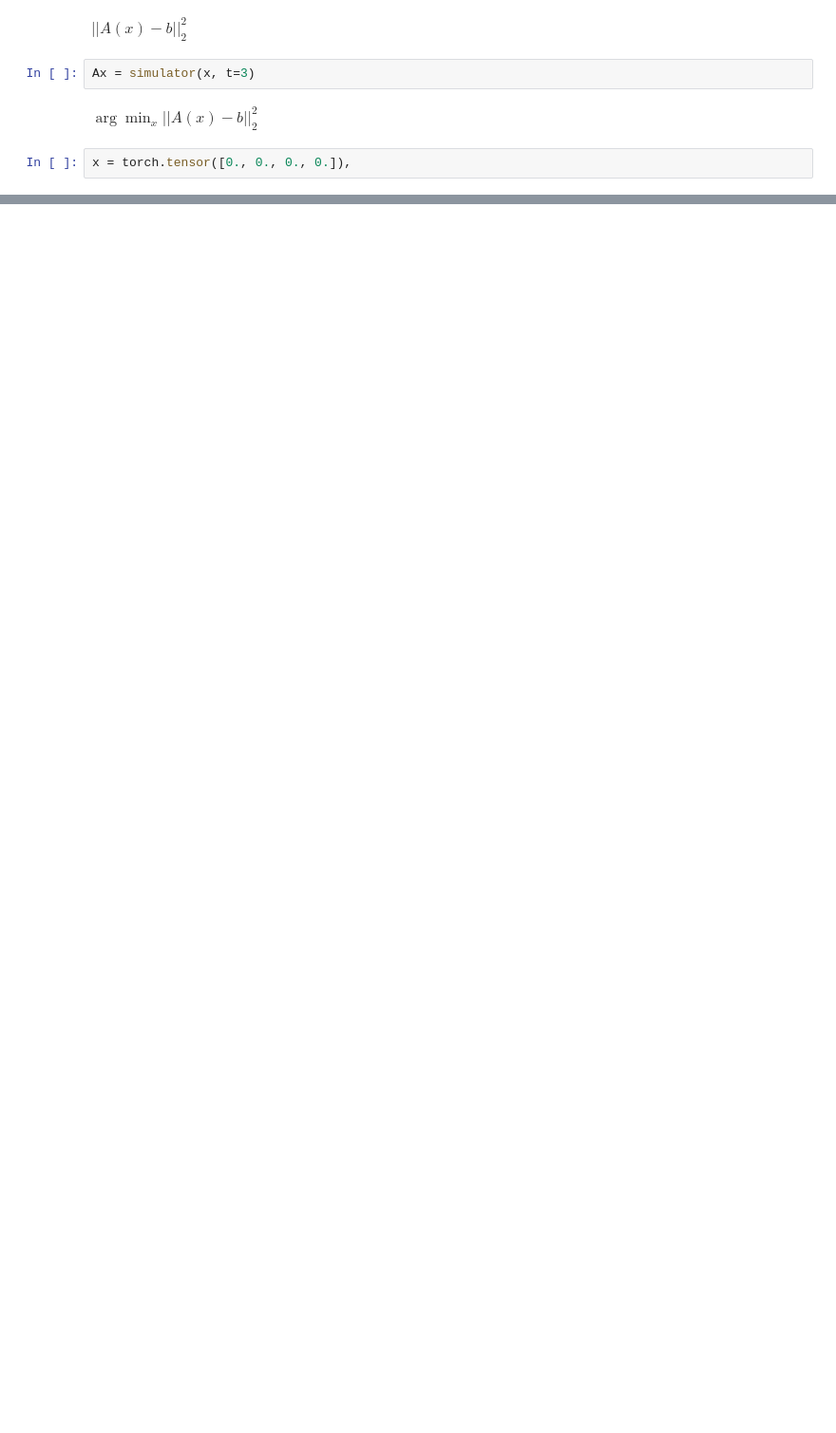
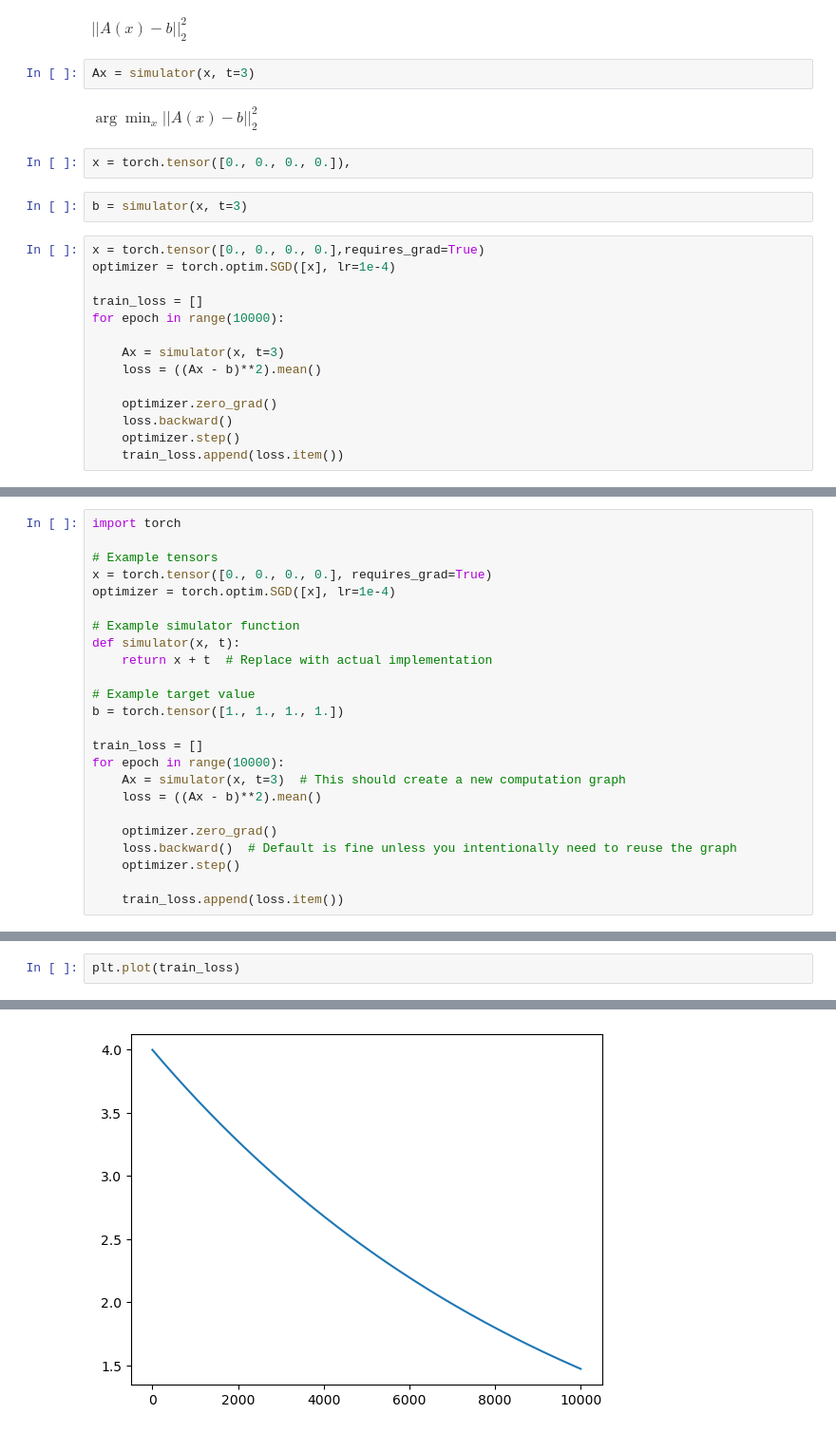
Before and after one commit to itsMustafamr/NerF, a Jupyter notebook: Intro.ipynb, the cells around one changed output, grey strips where cells are left out. Shown at 95% size. Saved outputs shown, nothing was run; the diff lists cells and outputs as text; blank space fills up the shorter version.

```diff
--- a/Intro.ipynb
+++ b/Intro.ipynb
@@ -70,3 +73,19 @@ Ax = simulator(x, t=3)
 $\arg \min_x | |A(x) - b| |_2^2$
 # %%
 x = torch.tensor([0., 0., 0., 0.]),
+# %%
+b = simulator(x, t=3)
+# %%
+x = torch.tensor([0., 0., 0., 0.],requires_grad=True)
+optimizer = torch.optim.SGD([x], lr=1e-4)
+
+train_loss = []
+for epoch in range(10000):
+
+    Ax = simulator(x, t=3)
+    loss = ((Ax - b)**2).mean()
+
+    optimizer.zero_grad()
+    loss.backward()
+    optimizer.step()
+    train_loss.append(loss.item())
@@ -72,0 +94,24 @@ x = torch.tensor([0., 0., 0., 0.]),
+# %%
+import torch
+
+# Example tensors
+x = torch.tensor([0., 0., 0., 0.], requires_grad=True)
+optimizer = torch.optim.SGD([x], lr=1e-4)
+
+# Example simulator function
+def simulator(x, t):
+    return x + t  # Replace with actual implementation
+
+# Example target value
+b = torch.tensor([1., 1., 1., 1.])
+
+train_loss = []
+for epoch in range(10000):
+    Ax = simulator(x, t=3)  # This should create a new computation graph
+    loss = ((Ax - b)**2).mean()
+
+    optimizer.zero_grad()
+    loss.backward()  # Default is fine unless you intentionally need to reuse the graph
+    optimizer.step()
+
+    train_loss.append(loss.item())
@@ -72,0 +138,3 @@ x = torch.tensor([0., 0., 0., 0.]),
+# %%
+plt.plot(train_loss)
+# %% [output]
@@ -72,0 +142 @@ x = torch.tensor([0., 0., 0., 0.]),
+[figure, added]
```
Also changed, not shown: parts of 11 cells of this notebook, 1 other file.
